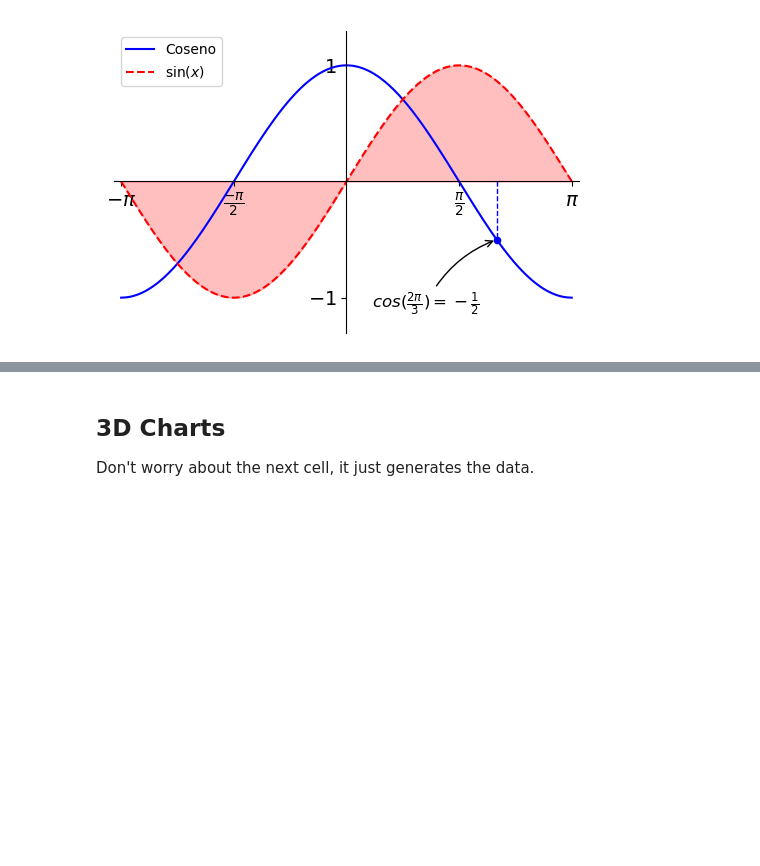
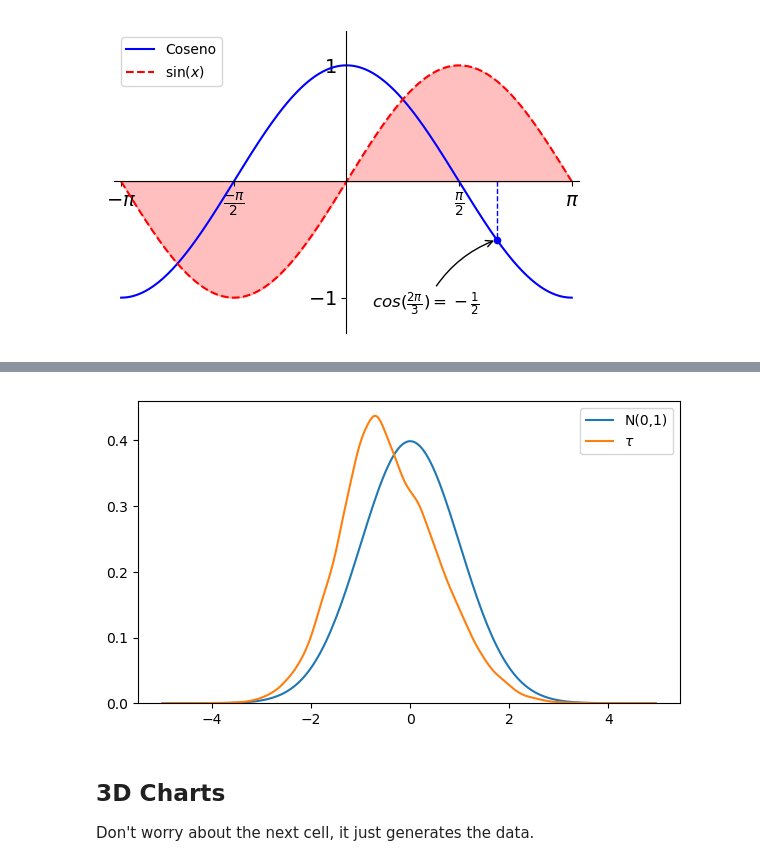
Before and after one commit to Finance-Hub/FinanceHub, a Jupyter notebook: fhnotebooks/Introduction to Python/Section 05 - Data Visualization.ipynb, the cells around one changed output, grey strips where cells are left out. Cells and saved outputs as stored; diff of their text form; code cells hidden in the pictures; blank space fills up the shorter version.

```diff
--- a/fhnotebooks/Introduction to Python/Section 06 - Data Visualization.ipynb
+++ b/fhnotebooks/Introduction to Python/Section 05 - Data Visualization.ipynb
@@ -214,3 +236,17 @@ plt.show()
+# %%
+from scipy import stats
+
+DFdensity = stats.kde.gaussian_kde(DFStats)
+x = np.arange(-5, 5, 0.05)
+plt.figure(figsize=(7, 4), dpi=100)
+
+plt.plot(x, stats.norm.pdf(x), label='N(0,1)')
+plt.plot(x, DFdensity(x), label=r'$\tau$')
+plt.ylim(0, )
+plt.legend(loc='upper right')
+plt.show()
+# %% [output]
+[figure, added]
 # %% [markdown]
 ## 3D Charts
 Don't worry about the next cell, it just generates the data.
```
Also changed, not shown: parts of 8 cells of this notebook, 5 other files.
